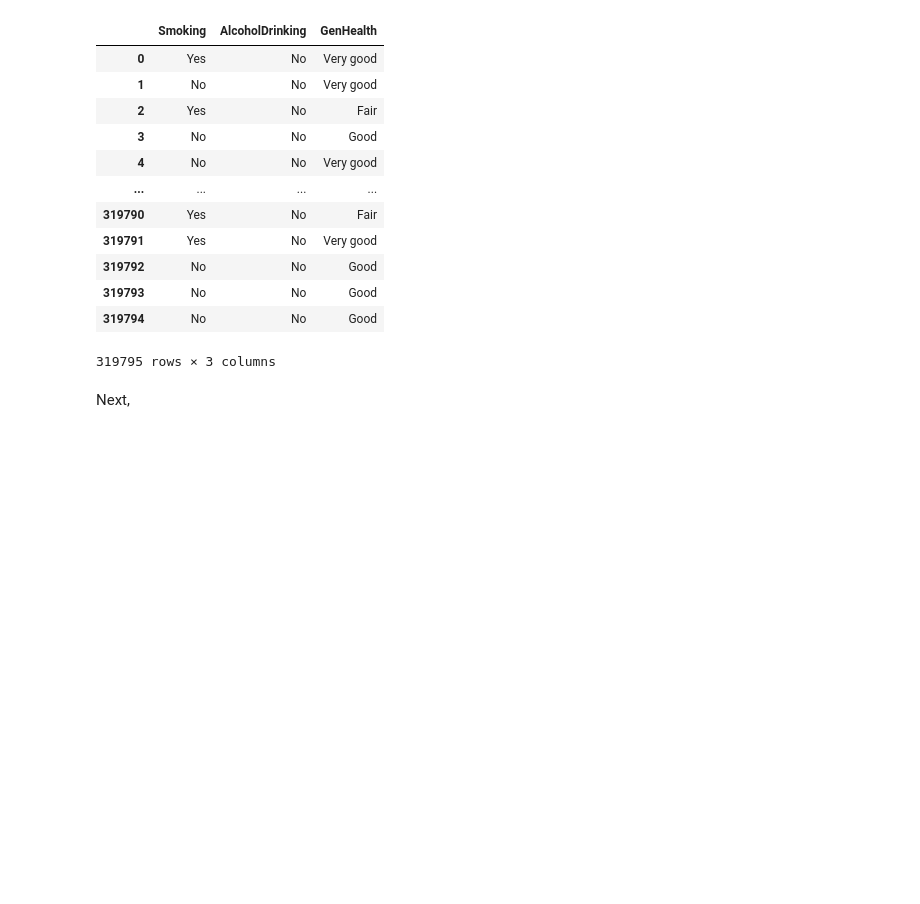
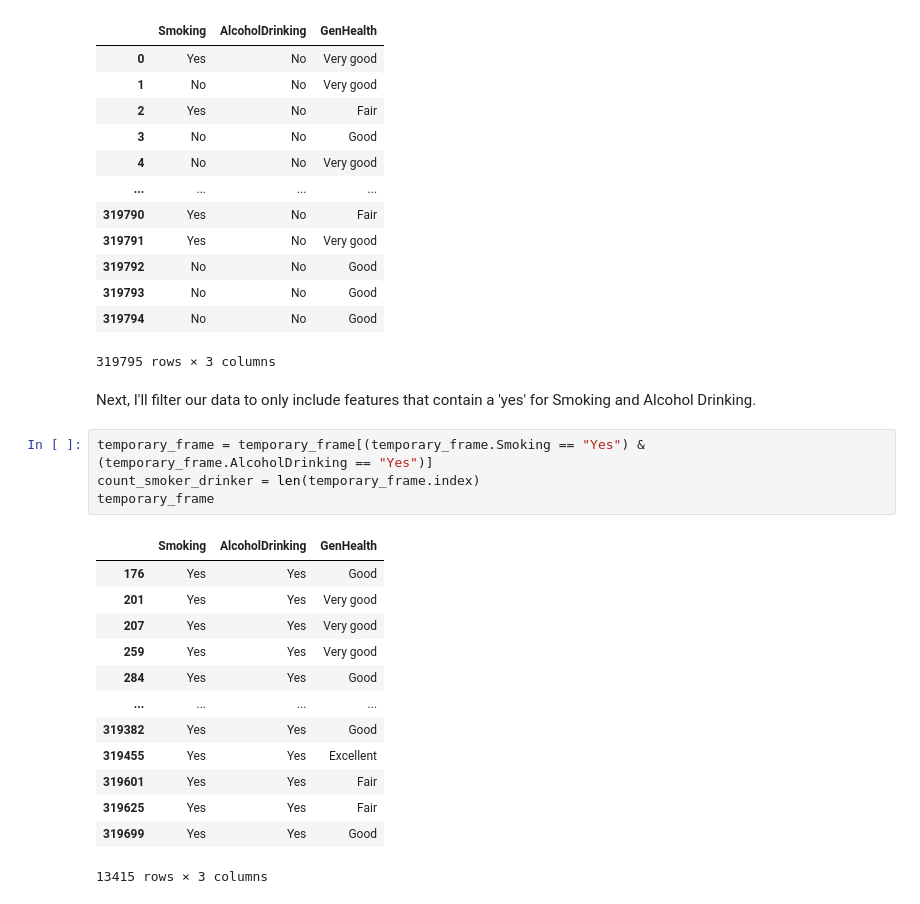
Before and after one commit to troychibbaro/HTMLScraping, a Jupyter notebook: Heart Disease Indicators/heart_disease_analysis.ipynb, the cells around one changed output. Cells and saved outputs as stored; diff of their text form; blank space fills up the shorter version.

```diff
--- a/Heart Disease Indicators/heart_disease_analysis.ipynb
+++ b/Heart Disease Indicators/heart_disease_analysis.ipynb
@@ -61,7 +62,25 @@ temporary_frame
 | 319793 | No | No | Good |
 | 319794 | No | No | Good |
 319795 rows × 3 columns
-# %% [markdown]
-Next,
+# %% [markdown]
+Next, I'll filter our data to only include features that contain a 'yes' for Smoking and Alcohol Drinking.
+# %%
+temporary_frame = temporary_frame[(temporary_frame.Smoking == "Yes") & (temporary_frame.AlcoholDrinking == "Yes")]
+count_smoker_drinker = len(temporary_frame.index)
+temporary_frame
+# %% [output]
+|  | Smoking | AlcoholDrinking | GenHealth |
+| 176 | Yes | Yes | Good |
+| 201 | Yes | Yes | Very good |
+| 207 | Yes | Yes | Very good |
+| 259 | Yes | Yes | Very good |
+| 284 | Yes | Yes | Good |
+| ... | ... | ... | ... |
+| 319382 | Yes | Yes | Good |
+| 319455 | Yes | Yes | Excellent |
+| 319601 | Yes | Yes | Fair |
+| 319625 | Yes | Yes | Fair |
+| 319699 | Yes | Yes | Good |
+13415 rows × 3 columns
 # %% [markdown]
 Great! Now we have narrowed down our dataset to the columns we need in order to conduct this analysis.
```
Also changed, not shown: parts of 11 cells of this notebook.
